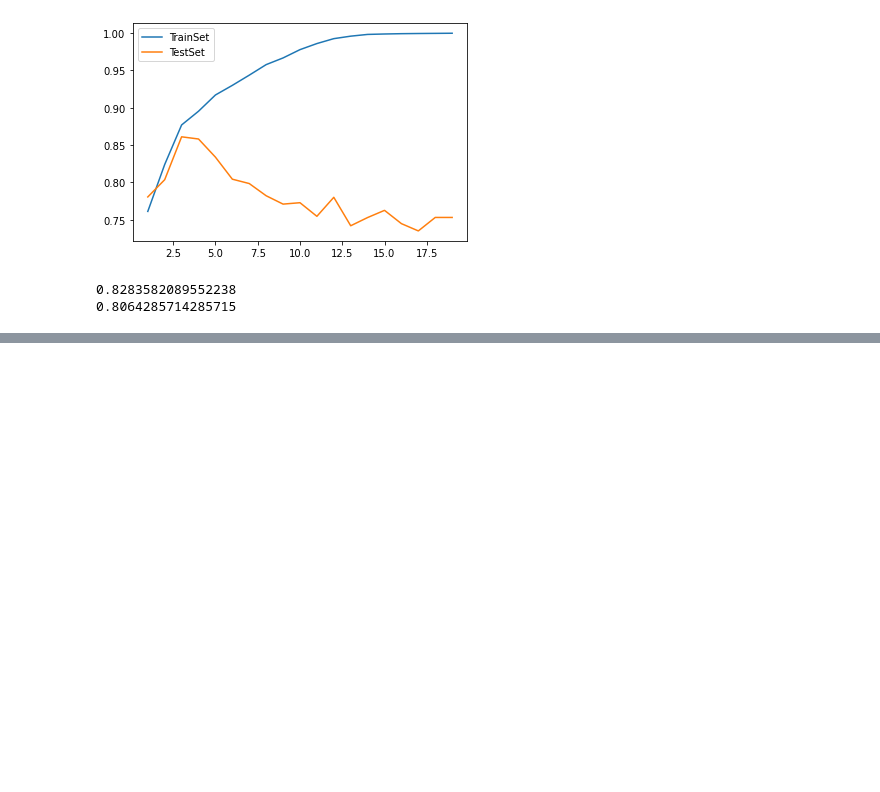
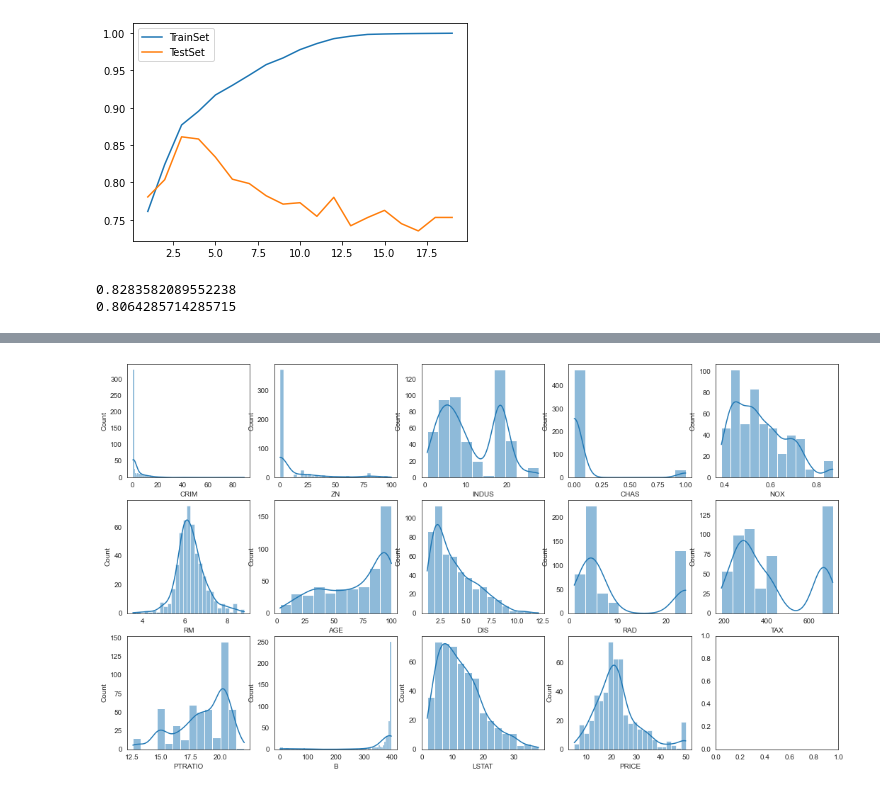
Before and after one commit to luckyspia/TIL, a Jupyter notebook: Machine_Learning/03.Algorithm.ipynb, the cells around one changed output, grey strips where cells are left out. Drawn from its saved outputs; the diff is of its cells as text; code cells hidden in the pictures; blank space fills up the shorter version.

```diff
--- a/Machine_Learning/03.Algorithm.ipynb
+++ b/Machine_Learning/03.Algorithm.ipynb
@@ -6,6 +6,9 @@ import pandas as pd
 import seaborn as sns
 import matplotlib.pyplot as plt
 %matplotlib inline
+
+sns.set_style('white')
+plt.rc('axes',unicode_minus=False)
 # %%
 titanic = pd.read_csv('./data/titanic.csv')
 titanic
@@ -257,0 +263,3 @@ print(roc_auc_score(y_test, pred_dt01))
+# %%
+boston = pd.read_csv('./data/boston.csv')
+boston.info()
@@ -257,0 +284,8 @@ print(roc_auc_score(y_test, pred_dt01))
+# %%
+fig, axes = plt.subplots(figsize=(18, 10), ncols=5, nrows=3)
+
+for col, ax in zip(boston.columns, axes.reshape(15)):
+    sns.histplot(x=boston[col], kde=True, ax=ax)
+# kde = Kunnel Density, 분포추정선 그려주기
+# %% [output]
+[figure, added]
```
Also changed, not shown: parts of 19 cells of this notebook.
